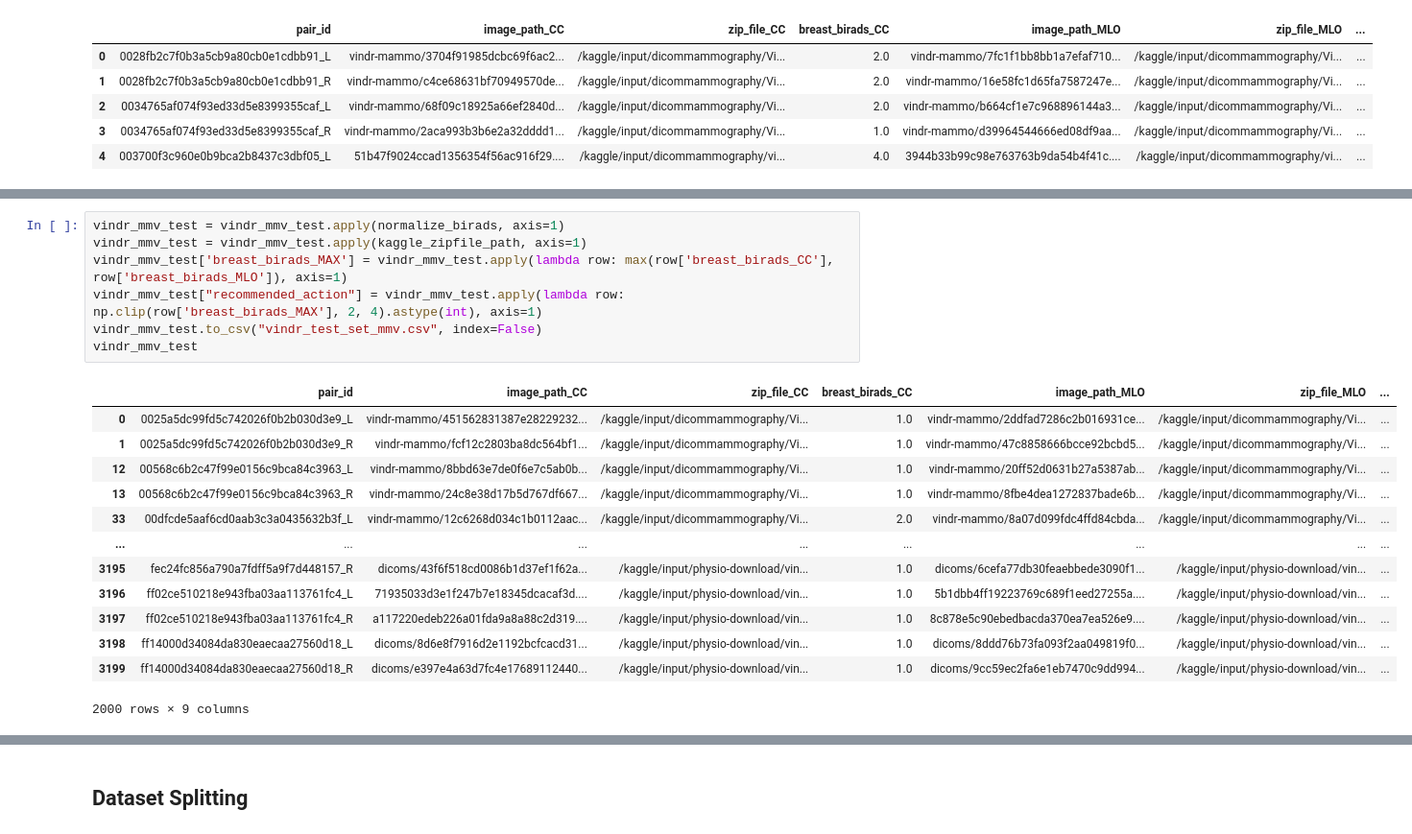
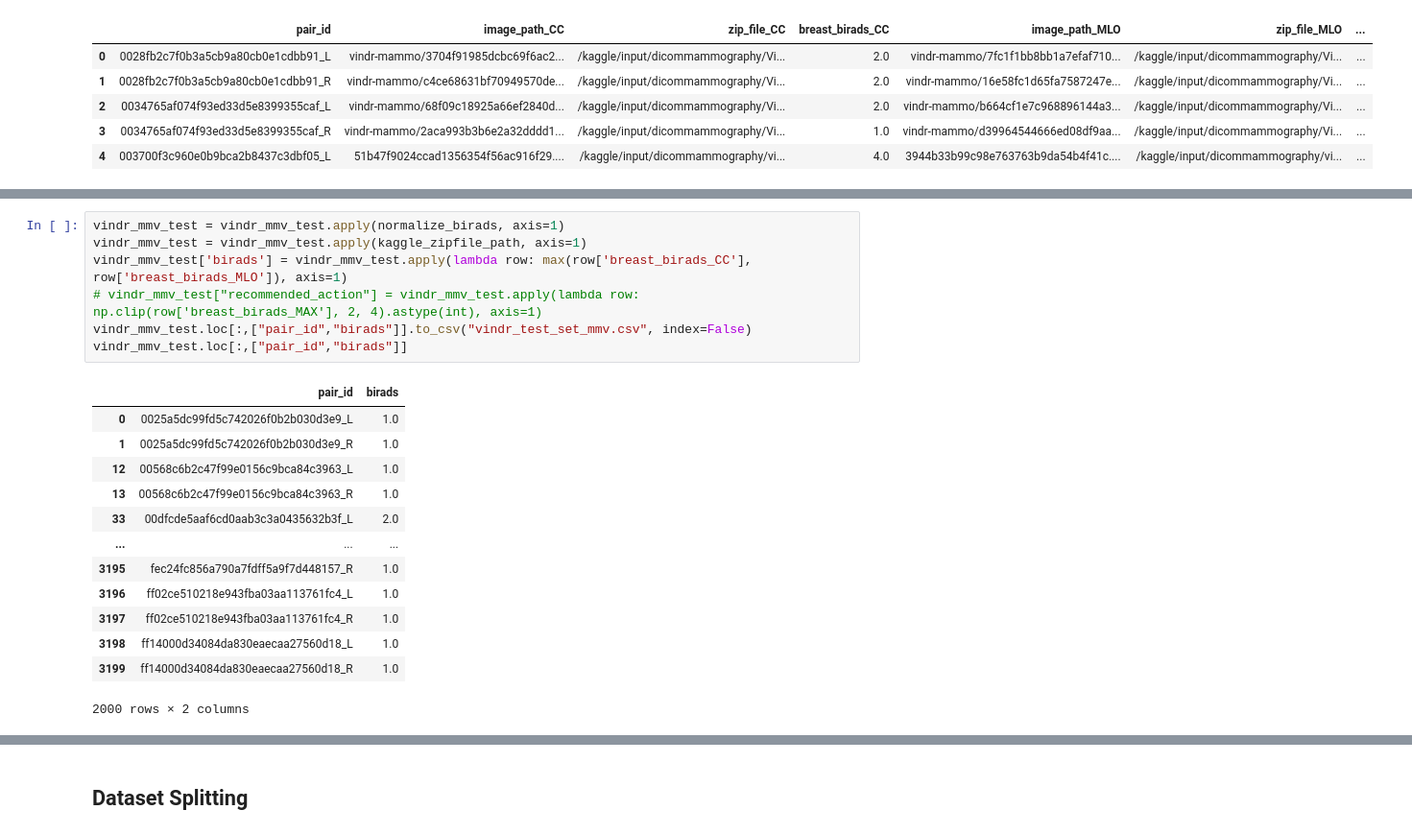
Before and after one commit to yunama47/Klasifikasi-Mammografi, a Jupyter notebook: kaggle_dataset_preprocessing_notebook.ipynb, the cells around one changed output, grey strips where cells are left out. Shown at 96% size. Drawn from its saved outputs; the diff is of its cells as text.

Commit message:
Kaggle Notebook | Dataset Preprocessing | Version 24

```diff
--- a/kaggle_dataset_preprocessing_notebook.ipynb
+++ b/kaggle_dataset_preprocessing_notebook.ipynb
@@ -135,21 +146,21 @@ vindr-mammo-training 1203
 # %%
 vindr_mmv_test = vindr_mmv_test.apply(normalize_birads, axis=1)
 vindr_mmv_test = vindr_mmv_test.apply(kaggle_zipfile_path, axis=1)
-vindr_mmv_test['breast_birads_MAX'] = vindr_mmv_test.apply(lambda row: max(row['breast_birads_CC'], row['breast_birads_MLO']), axis=1)
-vindr_mmv_test["recommended_action"] = vindr_mmv_test.apply(lambda row: np.clip(row['breast_birads_MAX'], 2, 4).astype(int), axis=1)
-vindr_mmv_test.to_csv("vindr_test_set_mmv.csv", index=False)
-vindr_mmv_test
+vindr_mmv_test['birads'] = vindr_mmv_test.apply(lambda row: max(row['breast_birads_CC'], row['breast_birads_MLO']), axis=1)
+# vindr_mmv_test["recommended_action"] = vindr_mmv_test.apply(lambda row: np.clip(row['breast_birads_MAX'], 2, 4).astype(int), axis=1)
+vindr_mmv_test.loc[:,["pair_id","birads"]].to_csv("vindr_test_set_mmv.csv", index=False)
+vindr_mmv_test.loc[:,["pair_id","birads"]]
 # %% [output]
-|  | pair_id | image_path_CC | zip_file_CC | breast_birads_CC | image_path_MLO | zip_file_MLO | ... |
-| 0 | 0025a5dc99fd5c742026f0b2b030d3e9_L | vindr-mammo/451562831387e28229232... | /kaggle/input/dicommammography/Vi... | 1.0 | vindr-mammo/2ddfad7286c2b016931ce... | /kaggle/input/dicommammography/Vi... | ... |
-| 1 | 0025a5dc99fd5c742026f0b2b030d3e9_R | vindr-mammo/fcf12c2803ba8dc564bf1... | /kaggle/input/dicommammography/Vi... | 1.0 | vindr-mammo/47c8858666bcce92bcbd5... | /kaggle/input/dicommammography/Vi... | ... |
-| 12 | 00568c6b2c47f99e0156c9bca84c3963_L | vindr-mammo/8bbd63e7de0f6e7c5ab0b... | /kaggle/input/dicommammography/Vi... | 1.0 | vindr-mammo/20ff52d0631b27a5387ab... | /kaggle/input/dicommammography/Vi... | ... |
-| 13 | 00568c6b2c47f99e0156c9bca84c3963_R | vindr-mammo/24c8e38d17b5d767df667... | /kaggle/input/dicommammography/Vi... | 1.0 | vindr-mammo/8fbe4dea1272837bade6b... | /kaggle/input/dicommammography/Vi... | ... |
-| 33 | 00dfcde5aaf6cd0aab3c3a0435632b3f_L | vindr-mammo/12c6268d034c1b0112aac... | /kaggle/input/dicommammography/Vi... | 2.0 | vindr-mammo/8a07d099fdc4ffd84cbda... | /kaggle/input/dicommammography/Vi... | ... |
-| ... | ... | ... | ... | ... | ... | ... | ... |
-| 3195 | fec24fc856a790a7fdff5a9f7d448157_R | dicoms/43f6f518cd0086b1d37ef1f62a... | /kaggle/input/physio-download/vin... | 1.0 | dicoms/6cefa77db30feaebbede3090f1... | /kaggle/input/physio-download/vin... | ... |
-| 3196 | ff02ce510218e943fba03aa113761fc4_L | 71935033d3e1f247b7e18345dcacaf3d.... | /kaggle/input/physio-download/vin... | 1.0 | 5b1dbb4ff19223769c689f1eed27255a.... | /kaggle/input/physio-download/vin... | ... |
-| 3197 | ff02ce510218e943fba03aa113761fc4_R | a117220edeb226a01fda9a8a88c2d319.... | /kaggle/input/physio-download/vin... | 1.0 | 8c878e5c90ebedbacda370ea7ea526e9.... | /kaggle/input/physio-download/vin... | ... |
-| 3198 | ff14000d34084da830eaecaa27560d18_L | dicoms/8d6e8f7916d2e1192bcfcacd31... | /kaggle/input/physio-download/vin... | 1.0 | dicoms/8ddd76b73fa093f2aa049819f0... | /kaggle/input/physio-download/vin... | ... |
-| 3199 | ff14000d34084da830eaecaa27560d18_R | dicoms/e397e4a63d7fc4e17689112440... | /kaggle/input/physio-download/vin... | 1.0 | dicoms/9cc59ec2fa6e1eb7470c9dd994... | /kaggle/input/physio-download/vin... | ... |
+|  | pair_id | birads |
+| 0 | 0025a5dc99fd5c742026f0b2b030d3e9_L | 1.0 |
+| 1 | 0025a5dc99fd5c742026f0b2b030d3e9_R | 1.0 |
+| 12 | 00568c6b2c47f99e0156c9bca84c3963_L | 1.0 |
+| 13 | 00568c6b2c47f99e0156c9bca84c3963_R | 1.0 |
+| 33 | 00dfcde5aaf6cd0aab3c3a0435632b3f_L | 2.0 |
+| ... | ... | ... |
+| 3195 | fec24fc856a790a7fdff5a9f7d448157_R | 1.0 |
+| 3196 | ff02ce510218e943fba03aa113761fc4_L | 1.0 |
+| 3197 | ff02ce510218e943fba03aa113761fc4_R | 1.0 |
+| 3198 | ff14000d34084da830eaecaa27560d18_L | 1.0 |
+| 3199 | ff14000d34084da830eaecaa27560d18_R | 1.0 |
-2000 rows × 9 columns
+2000 rows × 2 columns
```
Also changed, not shown: parts of 5 cells of this notebook.
